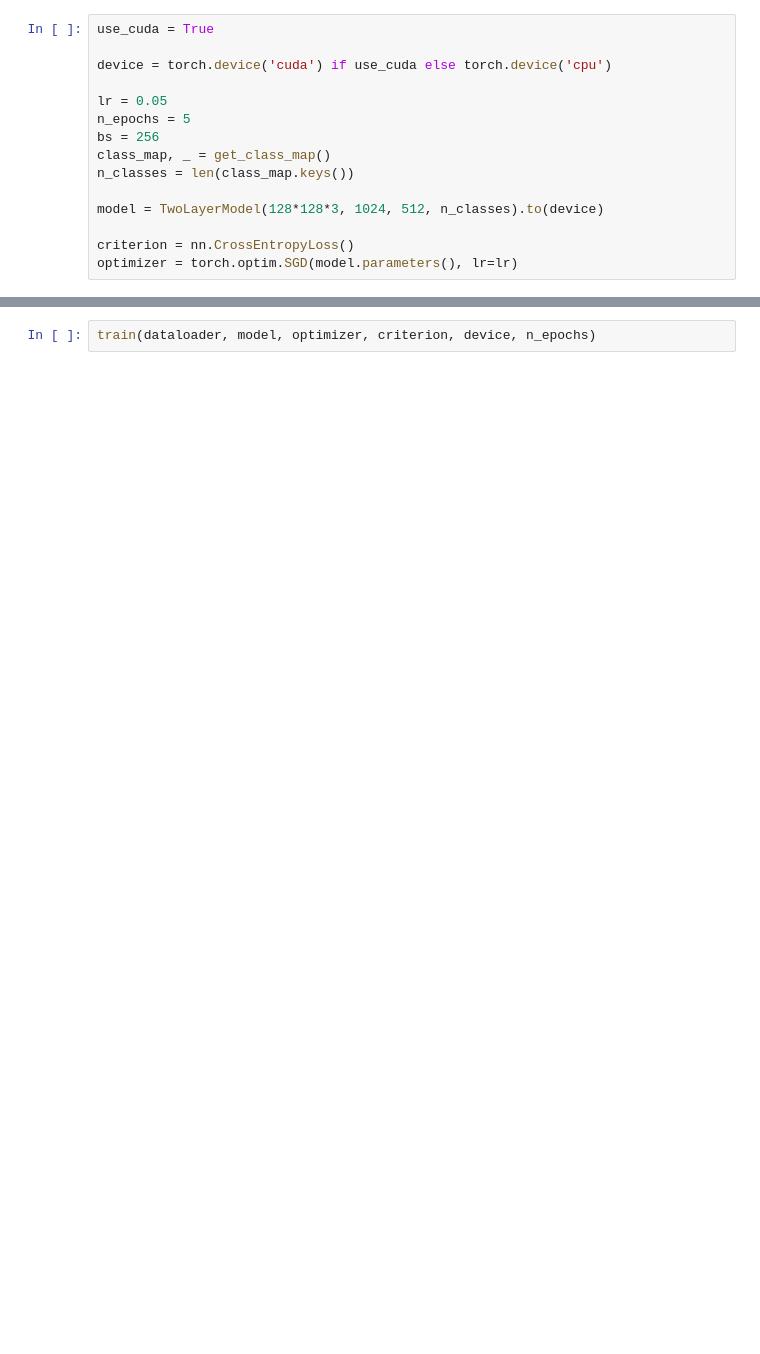
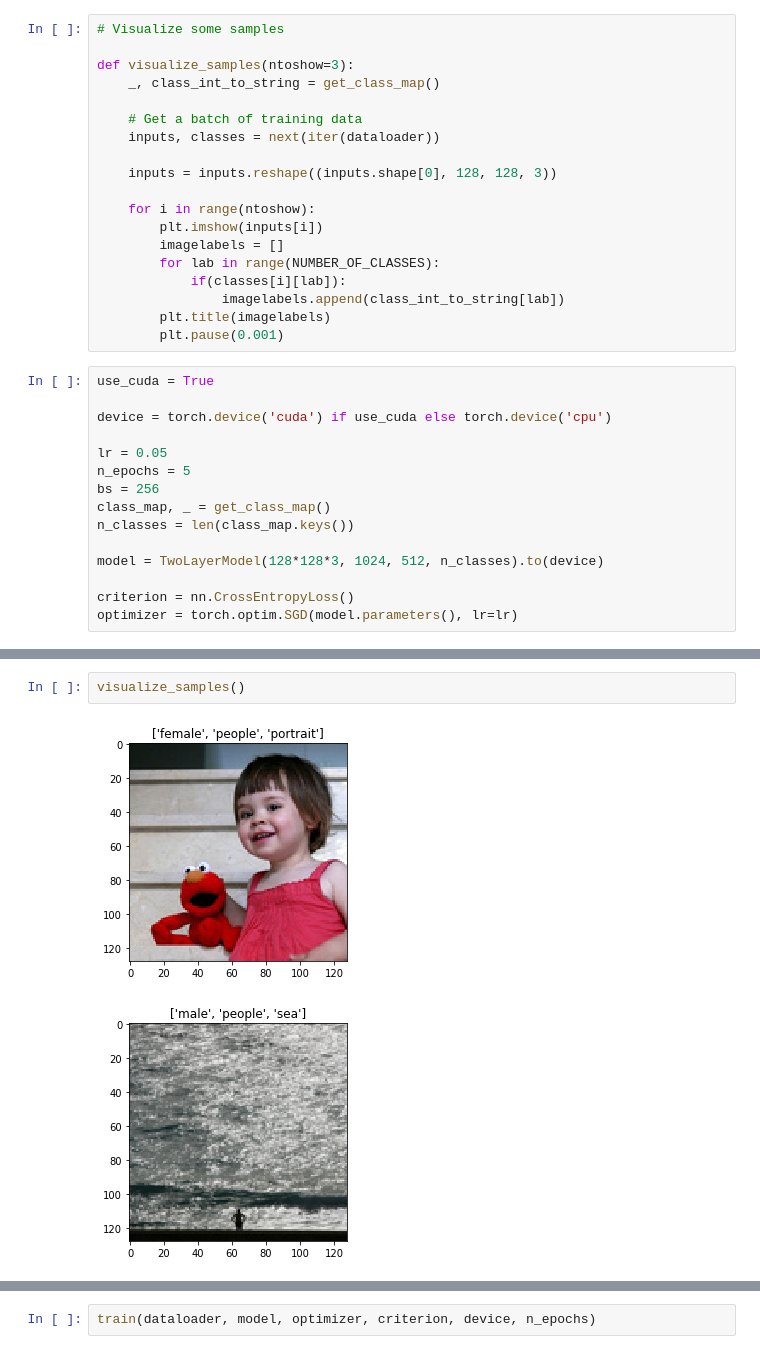
Before and after one commit to ikanher/the-three-caballeros, a Jupyter notebook: notebooks/02_Mikko_WIP_basic_ffnn_no_train_test_split.ipynb, the cells around one changed output, grey strips where cells are left out. Cells and saved outputs as stored; diff of their text form; blank space fills up the shorter version.

Commit message:
Visualize images

```diff
--- a/notebooks/02_Mikko_WIP_basic_ffnn_no_train_test_split.ipynb
+++ b/notebooks/02_Mikko_WIP_basic_ffnn_no_train_test_split.ipynb
@@ -203,3 +157,22 @@ NameError: name 'collections' is not defined
+# %%
+# Visualize some samples
+
+def visualize_samples(ntoshow=3):
+    _, class_int_to_string = get_class_map()
+
+    # Get a batch of training data
+    inputs, classes = next(iter(dataloader))
+
+    inputs = inputs.reshape((inputs.shape[0], 128, 128, 3))
+
+    for i in range(ntoshow):
+        plt.imshow(inputs[i])
+        imagelabels = []
+        for lab in range(NUMBER_OF_CLASSES):
+            if(classes[i][lab]):
+                imagelabels.append(class_int_to_string[lab])
+        plt.title(imagelabels)
+        plt.pause(0.001)
 # %%
 use_cuda = True
 
@@ -230,3 +203,8 @@ Image number 1
         True,  True, False, False, False])]
    Labels in text:
        female people portrait
+# %%
+visualize_samples()
+# %% [output]
+[figure, added]
+[figure, added]
```
Also changed, not shown: parts of 5 cells of this notebook.
